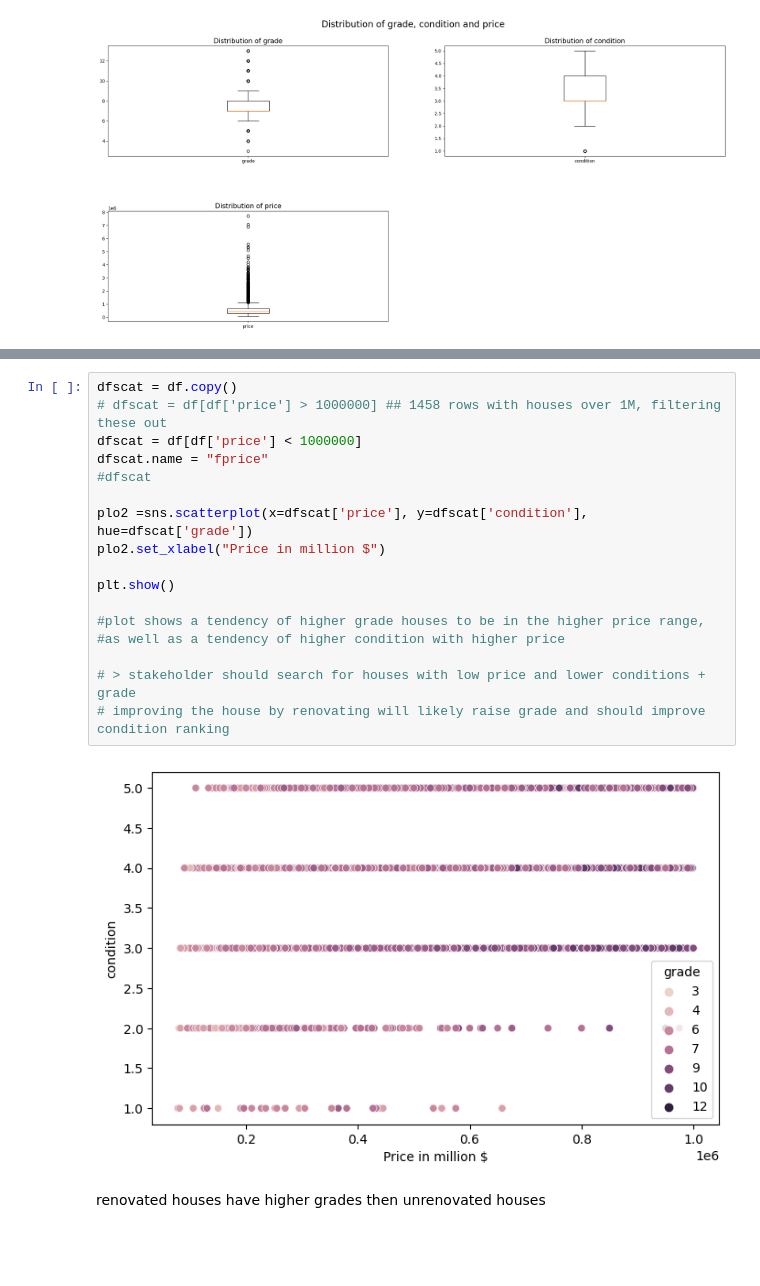
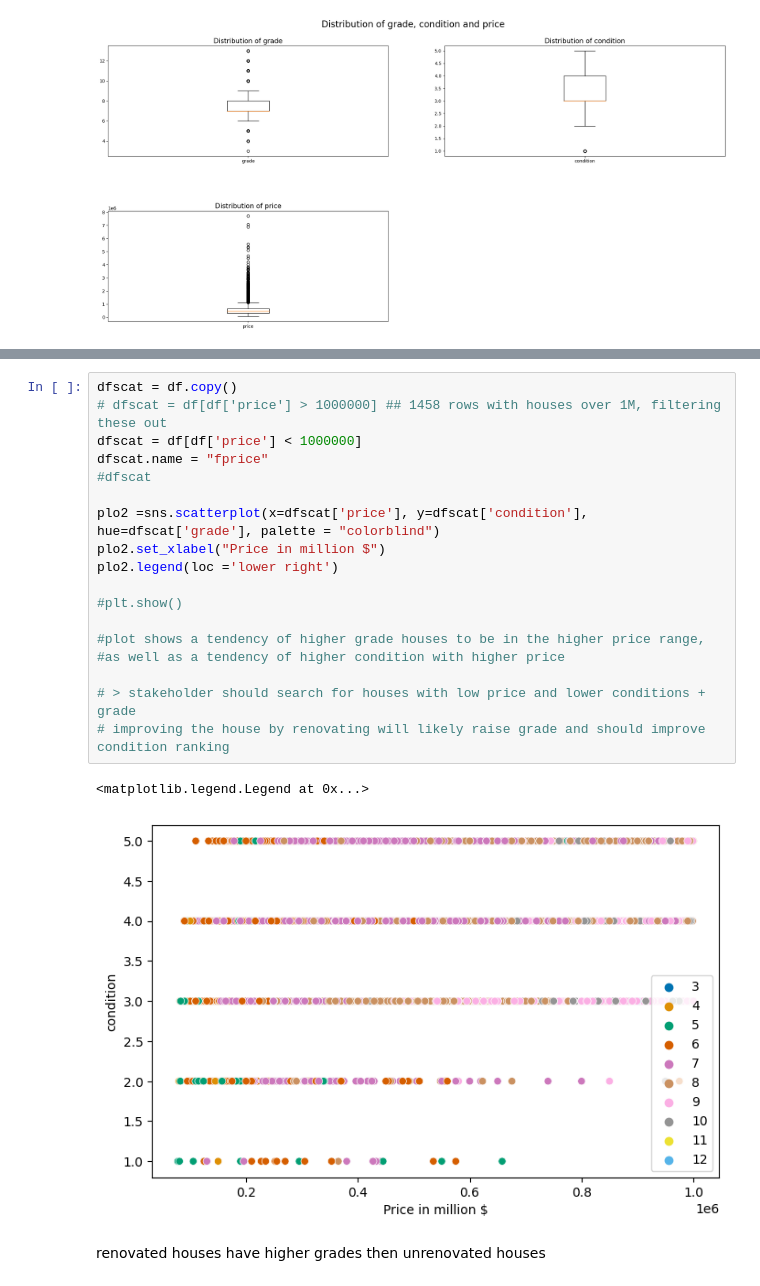
Before and after one commit to henryklange/ds-eda-soloproject, a Jupyter notebook: EDA.ipynb, the cells around one changed output, grey strips where cells are left out. Saved outputs shown, nothing was run; the diff lists cells and outputs as text; blank space fills up the shorter version.

```diff
--- a/EDA.ipynb
+++ b/EDA.ipynb
@@ -140,22 +143,24 @@ Text(0.5, 0, 'Price in million $')
 # %%
 dfscat = df.copy()
 # dfscat = df[df['price'] > 1000000] ## 1458 rows with houses over 1M, filtering these out
 dfscat = df[df['price'] < 1000000]
 dfscat.name = "fprice"
 #dfscat
 
-plo2 =sns.scatterplot(x=dfscat['price'], y=dfscat['condition'], hue=dfscat['grade'])
+plo2 =sns.scatterplot(x=dfscat['price'], y=dfscat['condition'], hue=dfscat['grade'], palette = "colorblind")
 plo2.set_xlabel("Price in million $")
+plo2.legend(loc ='lower right')
 
-plt.show()
+#plt.show()
 
 #plot shows a tendency of higher grade houses to be in the higher price range,
 #as well as a tendency of higher condition with higher price
 
 # > stakeholder should search for houses with low price and lower conditions + grade
 # improving the house by renovating will likely raise grade and should improve condition ranking
 # %% [output]
+<matplotlib.legend.Legend at 0x...>
-[figure, old version]
+[figure, new version]
 # %% [markdown]
 renovated houses have higher grades then unrenovated houses
 # %%
```
Also changed, not shown: parts of 5 cells of this notebook, 3 other files.
